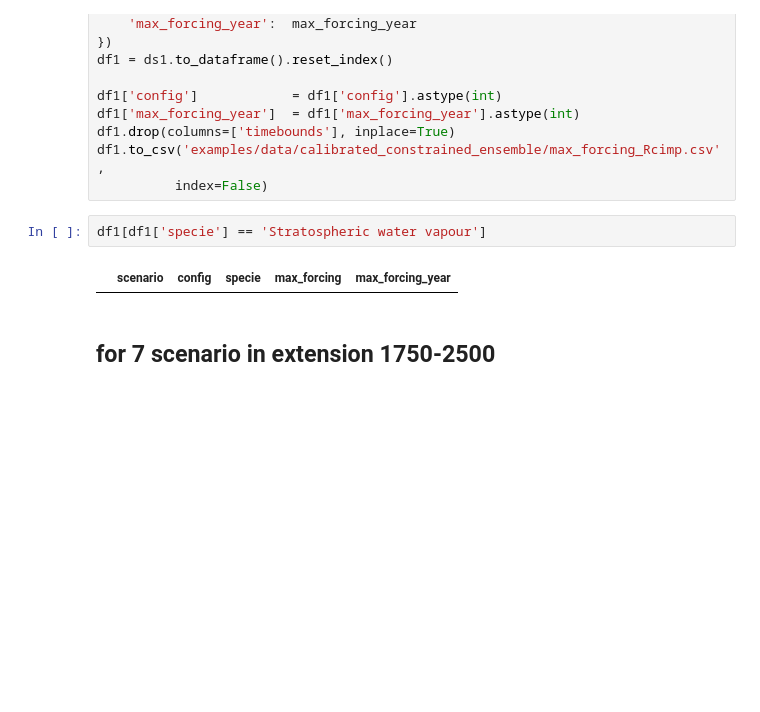
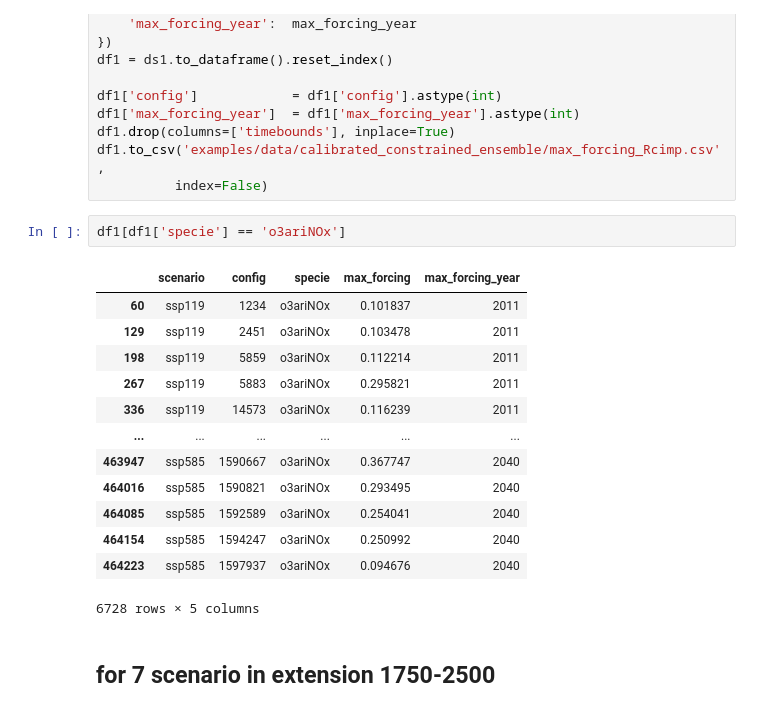
Before and after one commit to xuxingcheng/FAIR-emission-climate-model, a Jupyter notebook: Max Forcing Analysis.ipynb, the cells around one changed output. Saved outputs shown, nothing was run; the diff lists cells and outputs as text; blank space fills up the shorter version.

```diff
--- a/Max Forcing Analysis.ipynb
+++ b/Max Forcing Analysis.ipynb
@@ -232,9 +252,21 @@ df1.drop(columns=['timebounds'], inplace=True)
 df1.to_csv('examples/data/calibrated_constrained_ensemble/max_forcing_Rcimp.csv',
           index=False)
 # %%
-df1[df1['specie'] == 'Stratospheric water vapour']
+df1[df1['specie'] == 'o3ariNOx']
 # %% [output]
 |  | scenario | config | specie | max_forcing | max_forcing_year |
+| 60 | ssp119 | 1234 | o3ariNOx | 0.101837 | 2011 |
+| 129 | ssp119 | 2451 | o3ariNOx | 0.103478 | 2011 |
+| 198 | ssp119 | 5859 | o3ariNOx | 0.112214 | 2011 |
+| 267 | ssp119 | 5883 | o3ariNOx | 0.295821 | 2011 |
+| 336 | ssp119 | 14573 | o3ariNOx | 0.116239 | 2011 |
+| ... | ... | ... | ... | ... | ... |
+| 463947 | ssp585 | 1590667 | o3ariNOx | 0.367747 | 2040 |
+| 464016 | ssp585 | 1590821 | o3ariNOx | 0.293495 | 2040 |
+| 464085 | ssp585 | 1592589 | o3ariNOx | 0.254041 | 2040 |
+| 464154 | ssp585 | 1594247 | o3ariNOx | 0.250992 | 2040 |
+| 464223 | ssp585 | 1597937 | o3ariNOx | 0.094676 | 2040 |
+6728 rows × 5 columns
 # %% [markdown]
 ## for 7 scenario in extension 1750-2500
 # %% [markdown]
```
Also changed, not shown: parts of 17 cells of this notebook, 2 other files.
